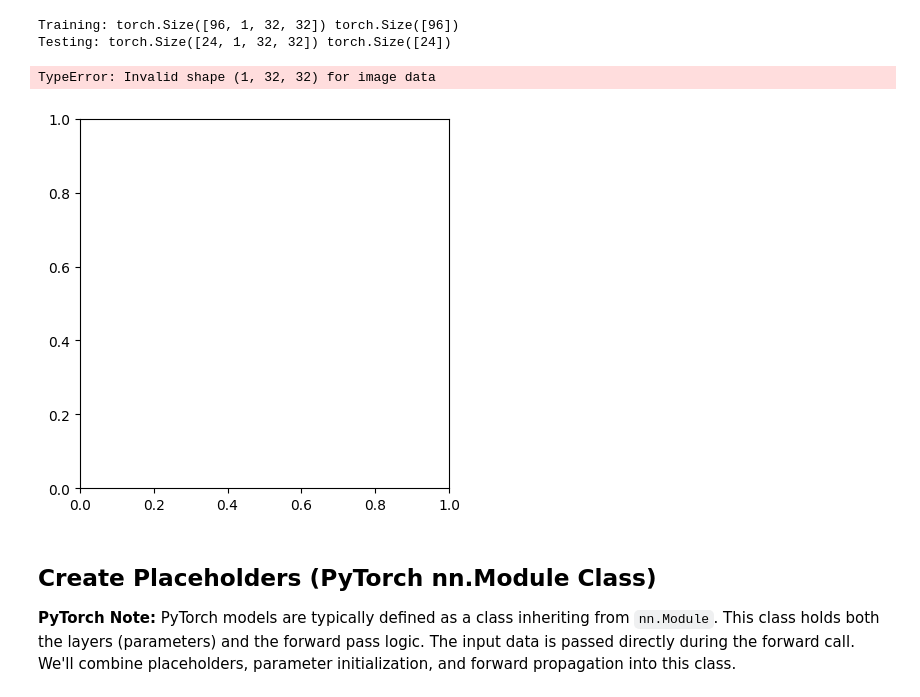
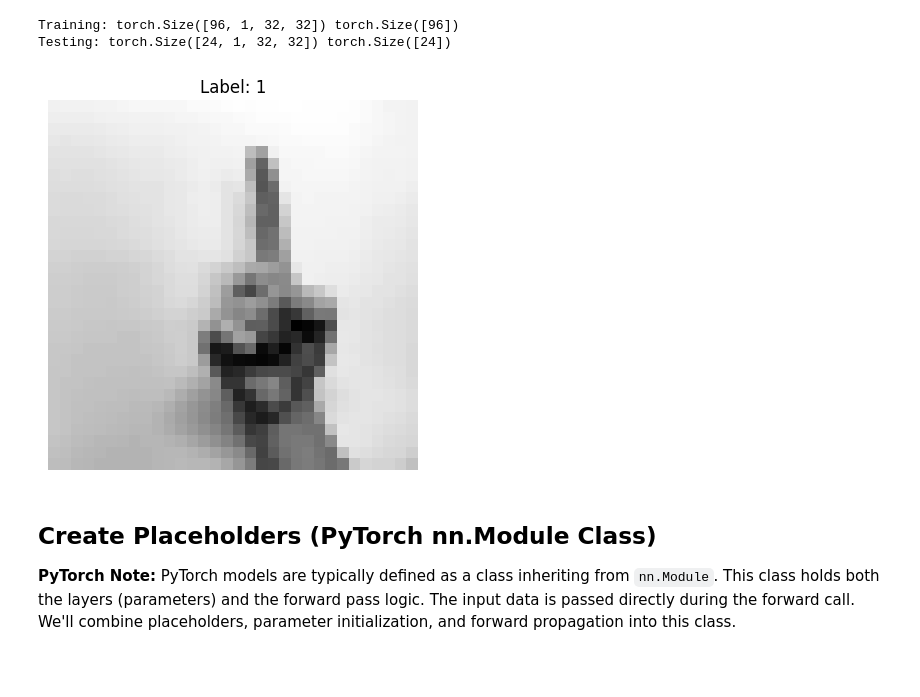
Before and after one commit to Ag3-S/Neural-Networks-Lab, a Jupyter notebook: Experiment_8_pytorch_CNN.ipynb, the cells around one changed output. Saved outputs shown, nothing was run; the diff lists cells and outputs as text; code cells hidden in the pictures; blank space fills up the shorter version.

```diff
--- a/Experiment_8_pytorch_CNN.ipynb
+++ b/Experiment_8_pytorch_CNN.ipynb
@@ -310,15 +310,12 @@ Testing: torch.Size([24, 1, 32, 32]) torch.Size([24])
 # %%
 index = 25
 
-plt.imshow(X_train_gray[index], cmap='gray')
-plt.title(f"Label: {y_train[index]}")
+plt.imshow(X_train[index].squeeze(), cmap='gray')
+plt.title(f"Label: {y_train[index].item()}")
 plt.axis('off')
 plt.show()
-
-print("y =", y_train[index])
 # %% [output]
-TypeError: Invalid shape (1, 32, 32) for image data
-[figure, old version]
+[figure, new version]
 # %% [markdown]
 ##  Create Placeholders (**PyTorch nn.Module Class**)
 
```
Also changed, not shown: parts of 4 cells of this notebook.
